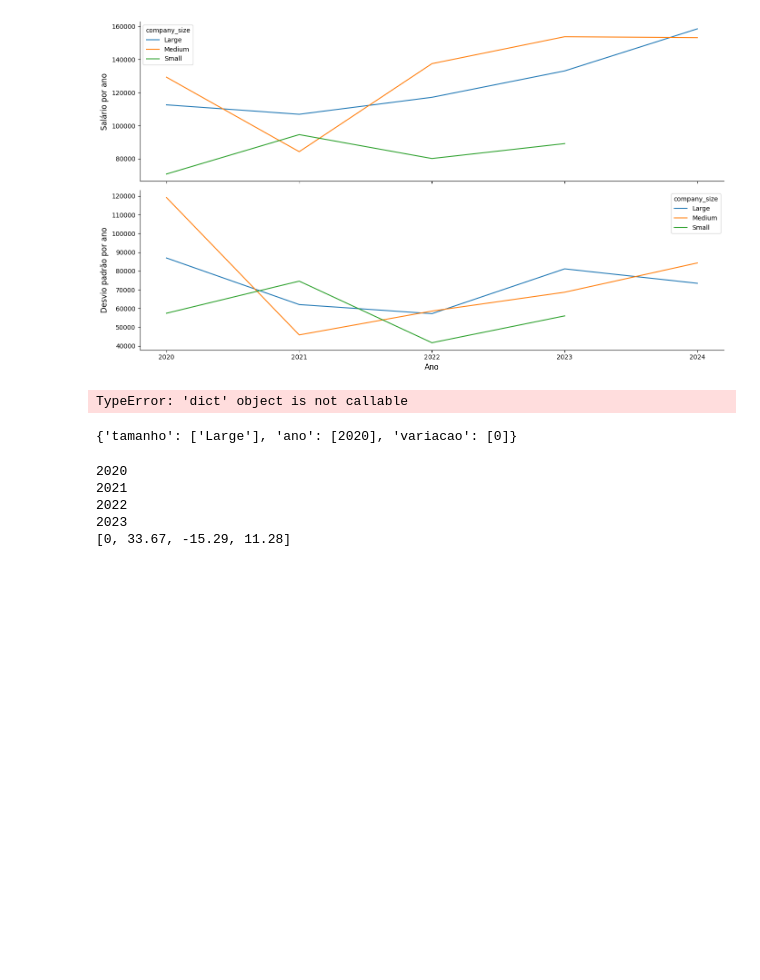
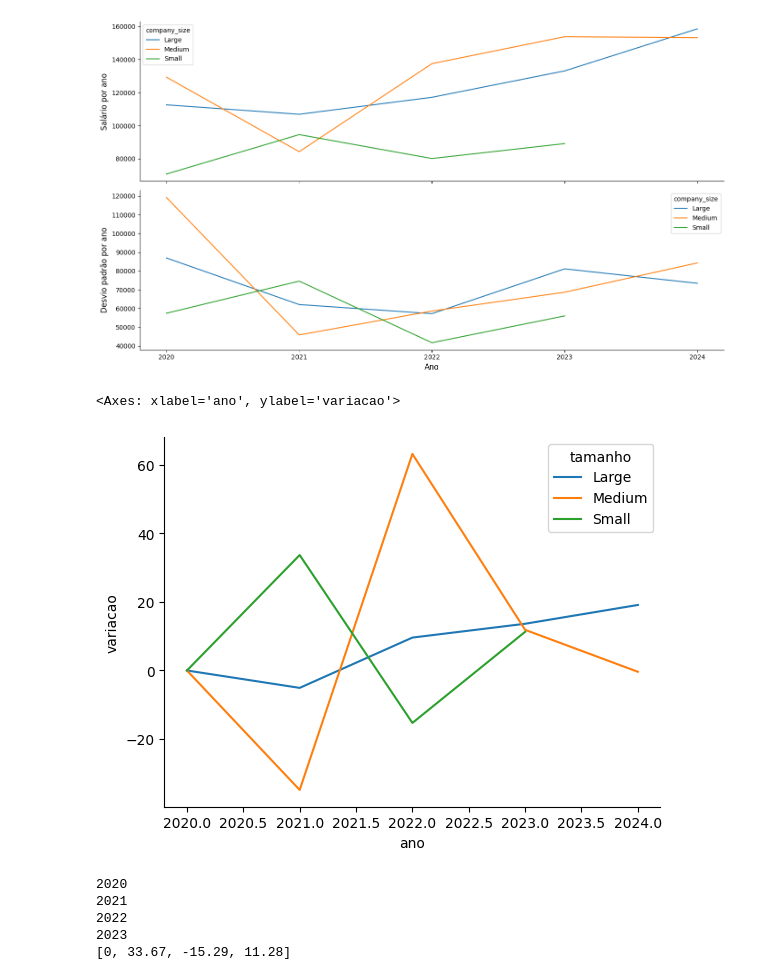
Before and after one commit to Alexandre-Esposte/dive-into-data-careers, a Jupyter notebook: notebook/data_careers_analysis.ipynb, the cells around one changed output. Cells and saved outputs as stored; diff of their text form; code cells hidden in the pictures; blank space fills up the shorter version.

```diff
--- a/notebook/data_careers_analysis.ipynb
+++ b/notebook/data_careers_analysis.ipynb
@@ -741,7 +741,7 @@ ax[1].set_xticks(ticks=[2020,2021,2022,2023,2024]);
 # %% [output]
 [figure]
 # %%
-variacao_percentual = {'tamanho':[],'ano':[],'variacao':[]}
+variacao_percentual_salario = {'tamanho':[],'ano':[],'variacao':[]}
 for tamanho in aux_salarios['company_size'].unique():
     aux = aux_salarios.query(f'company_size == "{tamanho}"').set_index('work_year')
     for ano in aux.index:
@@ -750,15 +750,16 @@ for tamanho in aux_salarios['company_size'].unique():
         else:
             valor = round(variacao_percentual(aux.loc[ano-1,'mean'],aux.loc[ano,'mean']),2)
 
-        variacao_percentual['tamanho'].append(tamanho)
-        variacao_percentual['ano'].append(ano)
-        variacao_percentual['variacao'].append(valor)
+        variacao_percentual_salario['tamanho'].append(tamanho)
+        variacao_percentual_salario['ano'].append(ano)
+        variacao_percentual_salario['variacao'].append(valor)
+
+variacao_percentual_salario = pd.DataFrame(variacao_percentual_salario)
-# %% [output]
-TypeError: 'dict' object is not callable
-# %%
-variacao_percentual
-# %% [output]
-{'tamanho': ['Large'], 'ano': [2020], 'variacao': [0]}
+# %%
+sns.lineplot(data = variacao_percentual_salario, x='ano',y='variacao',hue='tamanho')
+# %% [output]
+<Axes: xlabel='ano', ylabel='variacao'>
+[figure, added]
 # %%
 teste  = aux_salarios.query('company_size =="Small"').set_index('work_year')
 valor = []
```
Also changed, not shown: parts of 3 cells of this notebook.
